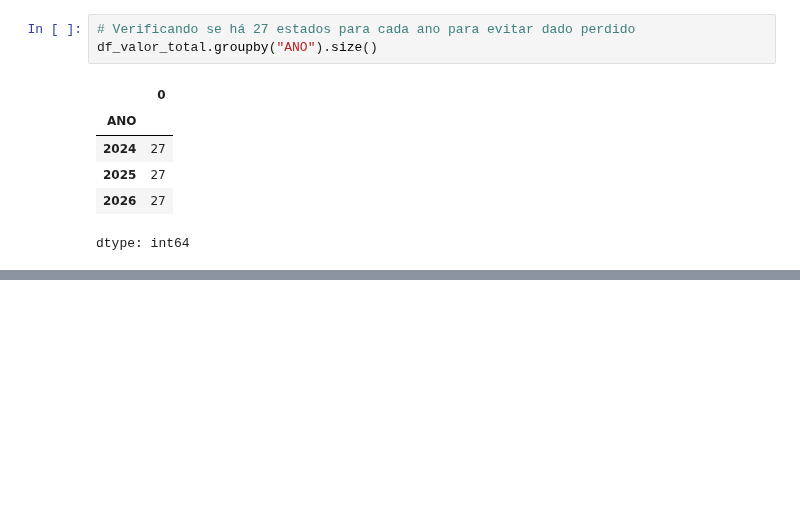
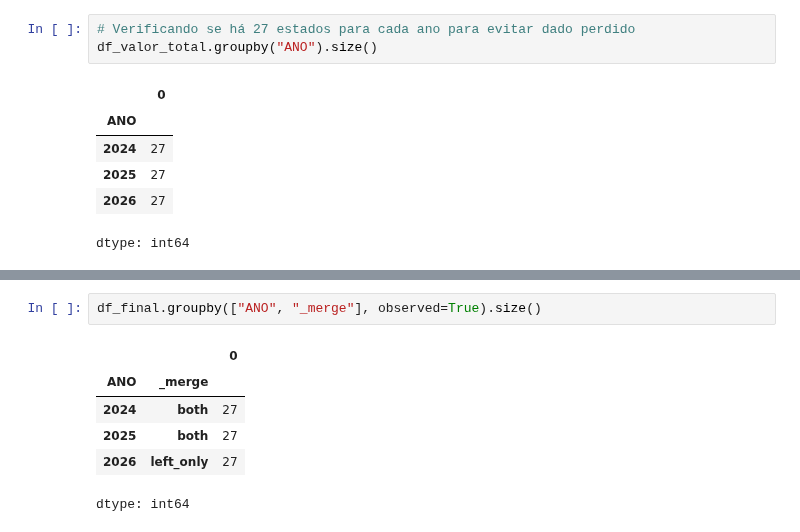
Before and after one commit to lucas-estanislau/pe-de-meia, a Jupyter notebook: 02_agregação.ipynb, the cells around one changed output, grey strips where cells are left out. Drawn from its saved outputs; the diff is of its cells as text; blank space fills up the shorter version.

```diff
--- a/02_agregação.ipynb
+++ b/02_agregação.ipynb
@@ -147,0 +190,9 @@ df_valor_total.to_csv(
+# %%
+df_final.groupby(["ANO", "_merge"], observed=True).size()
+# %% [output]
+|  |  | 0 |
+| ANO | _merge |  |
+| 2024 | both | 27 |
+| 2025 | both | 27 |
+| 2026 | left_only | 27 |
+dtype: int64
```
Also changed, not shown: parts of 11 cells of this notebook.
